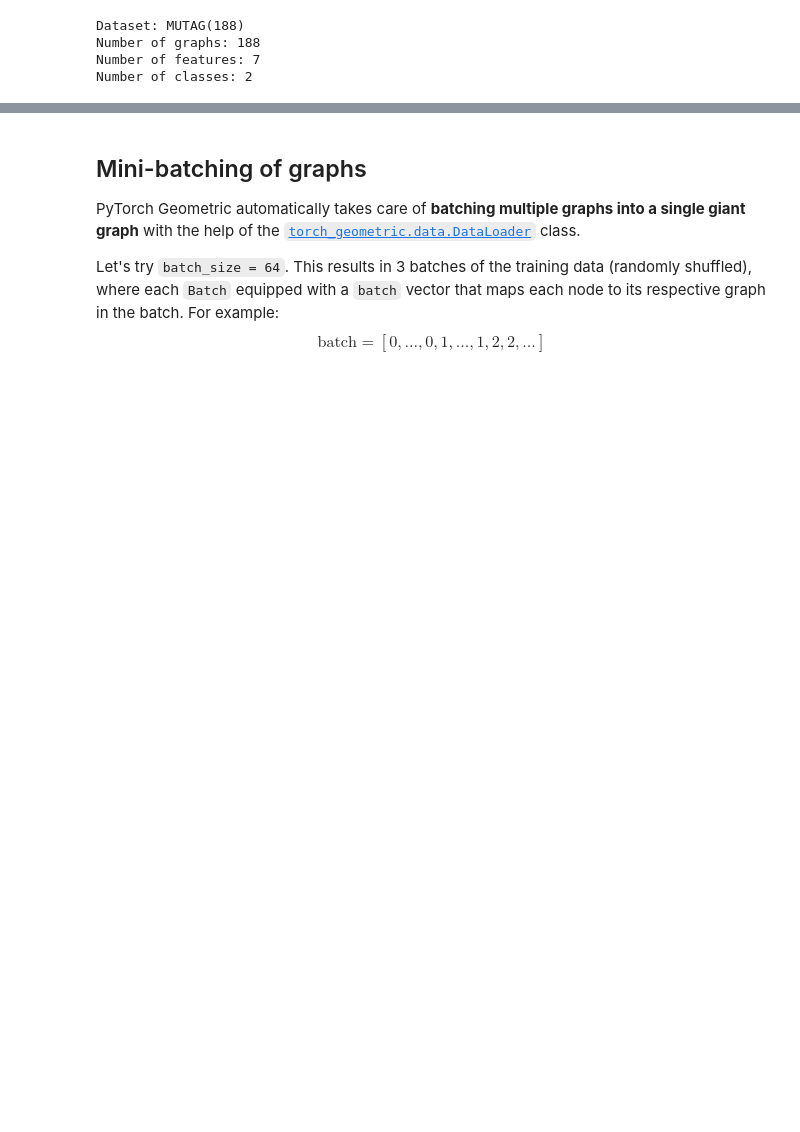
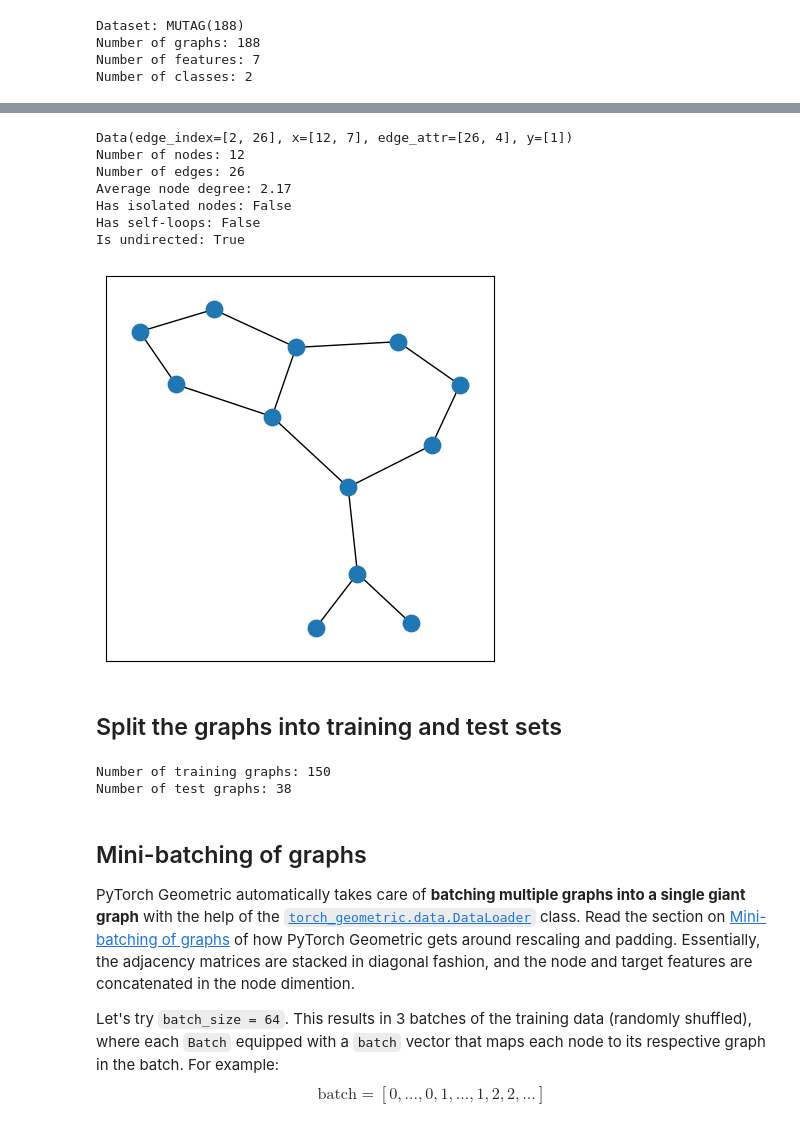
Before and after one commit to frogstar-world-b/Graph-NNs, a Jupyter notebook: graph_classification/Graph_Classification.ipynb, the cells around one changed output, grey strips where cells are left out. Saved outputs shown, nothing was run; the diff lists cells and outputs as text; code cells hidden in the pictures; blank space fills up the shorter version.

```diff
--- a/graph_classification/Graph_Classification.ipynb
+++ b/graph_classification/Graph_Classification.ipynb
@@ -90,7 +106,34 @@ visualize_graph(G)
+# %%
+graph_index = 150
+print_graph_stats(graph_index)
+data = dataset[graph_index]
+G = to_networkx(data, to_undirected=True)
+visualize_graph(G)
+# %% [output]
+Data(edge_index=[2, 26], x=[12, 7], edge_attr=[26, 4], y=[1])
+Number of nodes: 12
+Number of edges: 26
+Average node degree: 2.17
+Has isolated nodes: False
+Has self-loops: False
+Is undirected: True
+[figure, added]
+# %% [markdown]
+## Split the graphs into training and test sets
+# %%
+torch.manual_seed(12345)
+dataset = dataset.shuffle()
+train_dataset = dataset[:150]
+test_dataset = dataset[150:]
+print(f'Number of training graphs: {len(train_dataset)}')
+print(f'Number of test graphs: {len(test_dataset)}')
+# %% [output]
+Number of training graphs: 150
+Number of test graphs: 38
 # %% [markdown]
 ## Mini-batching of graphs
 
-PyTorch Geometric automatically takes care of **batching multiple graphs into a single giant graph** with the help of the [`torch_geometric.data.DataLoader`](https://pytorch-geometric.readthedocs.io/en/latest/modules/data.html#torch_geometric.data.DataLoader) class.
+PyTorch Geometric automatically takes care of **batching multiple graphs into a single giant graph** with the help of the [`torch_geometric.data.DataLoader`](https://pytorch-geometric.readthedocs.io/en/latest/modules/data.html#torch_geometric.data.DataLoader) class. Read the section on [Mini-batching of graphs](https://colab.research.google.com/drive/1I8a0DfQ3fI7Njc62__mVXUlcAleUclnb#scrollTo=j11WiUr-PRH_) of how PyTorch Geometric gets around rescaling and padding. Essentially, the adjacency matrices are stacked in diagonal fashion, and the node and target features are concatenated in the node dimention.
 
 Let's try `batch_size = 64`. This results in 3 batches of the training data (randomly shuffled), where each `Batch` equipped with a `batch` vector that maps each node to its respective graph in the batch. For example:
 $$\text{batch} = [0, ..., 0, 1, ..., 1, 2, 2, ...]$$
```
Also changed, not shown: parts of 33 cells of this notebook, 2 other files.
